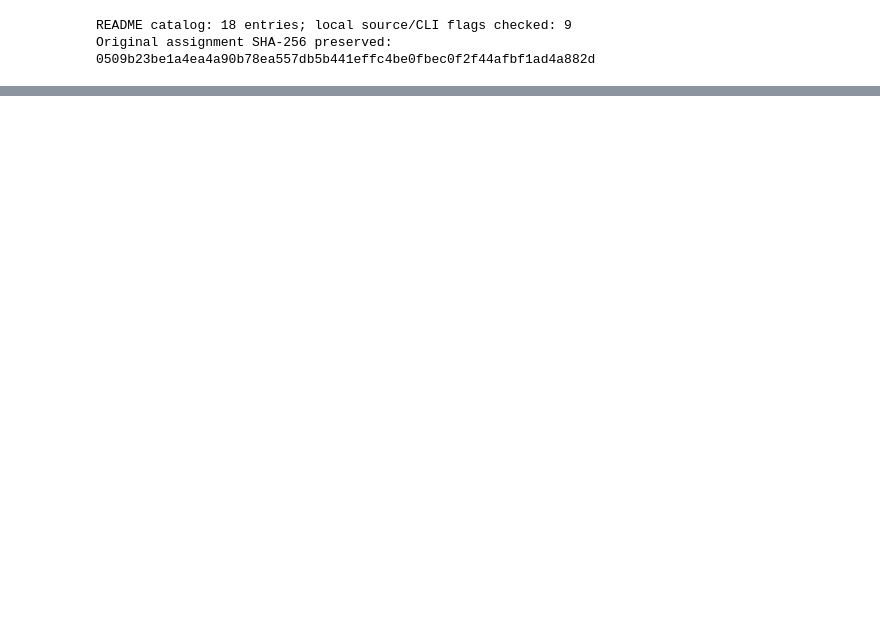
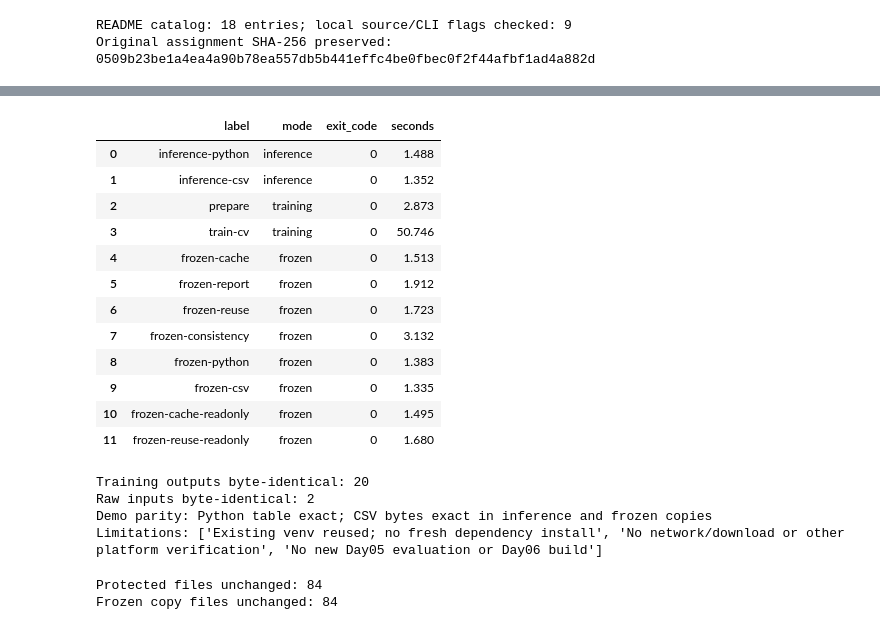
Before and after one commit to HomeboyMakkri/Text-classification, a Jupyter notebook: notebooks/day07_review.ipynb, the cells around one changed output, grey strips where cells are left out. Cells and saved outputs as stored; diff of their text form; code cells hidden in the pictures; blank space fills up the shorter version.

```diff
--- a/notebooks/day07_review.ipynb
+++ b/notebooks/day07_review.ipynb
@@ -1042,0 +1060,50 @@ README связывает setup, data preparation, train-only baseline/fixed CV,
+# %%
+D706_EVIDENCE: Path = ROOT / ".cache/day07-checkpoints/d706"
+if not (D706_EVIDENCE / "summary.json").is_file():
+    raise FileNotFoundError("Missing D7-06 evidence; obtain the accepted local checkpoint, no automatic training")
+d706_summary: dict[str, object] = json.loads((D706_EVIDENCE / "summary.json").read_text(encoding="utf-8"))
+assert d706_summary["status"] == "passed"
+for d706_flag in ("training_byte_identical", "original_unchanged", "frozen_unchanged", "cache_and_pair_writes_blocked"):
+    assert d706_summary[d706_flag] is True, d706_flag
+d706_commands = pd.read_json(D706_EVIDENCE / "commands.json")
+assert len(d706_commands) == 12
+assert d706_commands["exit_code"].eq(0).all()
+display(d706_commands[["label", "mode", "exit_code", "seconds"]])
+print("Training outputs byte-identical:", d706_summary["training_generated_files"])
+print("Raw inputs byte-identical:", d706_summary["training_raw_files"])
+print("Demo parity:", d706_summary["demo_parity"])
+print("Limitations:", d706_summary["limitations"])
+# %% [output]
+|  | label | mode | exit_code | seconds |
+| 0 | inference-python | inference | 0 | 1.488 |
+| 1 | inference-csv | inference | 0 | 1.352 |
+| 2 | prepare | training | 0 | 2.873 |
+| 3 | train-cv | training | 0 | 50.746 |
+| 4 | frozen-cache | frozen | 0 | 1.513 |
+| 5 | frozen-report | frozen | 0 | 1.912 |
+| 6 | frozen-reuse | frozen | 0 | 1.723 |
+| 7 | frozen-consistency | frozen | 0 | 3.132 |
+| 8 | frozen-python | frozen | 0 | 1.383 |
+| 9 | frozen-csv | frozen | 0 | 1.335 |
+| 10 | frozen-cache-readonly | frozen | 0 | 1.495 |
+| 11 | frozen-reuse-readonly | frozen | 0 | 1.680 |
+Training outputs byte-identical: 20
+Raw inputs byte-identical: 2
+Demo parity: Python table exact; CSV bytes exact in inference and frozen copies
+Limitations: ['Existing venv reused; no fresh dependency install', 'No network/download or other platform verification', 'No new Day05 evaluation or Day06 build']
+# %%
+d706_before: dict[str, str] = json.loads((D706_EVIDENCE / "before.json").read_text(encoding="utf-8"))
+d706_after: dict[str, str] = json.loads((D706_EVIDENCE / "after.json").read_text(encoding="utf-8"))
+assert d706_before == d706_after
+# Сверяем текущее содержимое; не переписываем snapshots или artifacts.
+d706_current: dict[str, str] = {
+    name: hashlib.sha256((ROOT / name).read_bytes()).hexdigest()
+    for name in d706_before
+}
+assert d706_current == d706_before, "Protected source/data/config/reports/model changed since D7-06"
+assert len(d706_current) == d706_summary["protected_files"]
+print("Protected files unchanged:", len(d706_current))
+print("Frozen copy files unchanged:", d706_summary["frozen_files"])
+# %% [output]
+Protected files unchanged: 84
+Frozen copy files unchanged: 84
```
Also changed, not shown: parts of 4 cells of this notebook, 4 other files.
